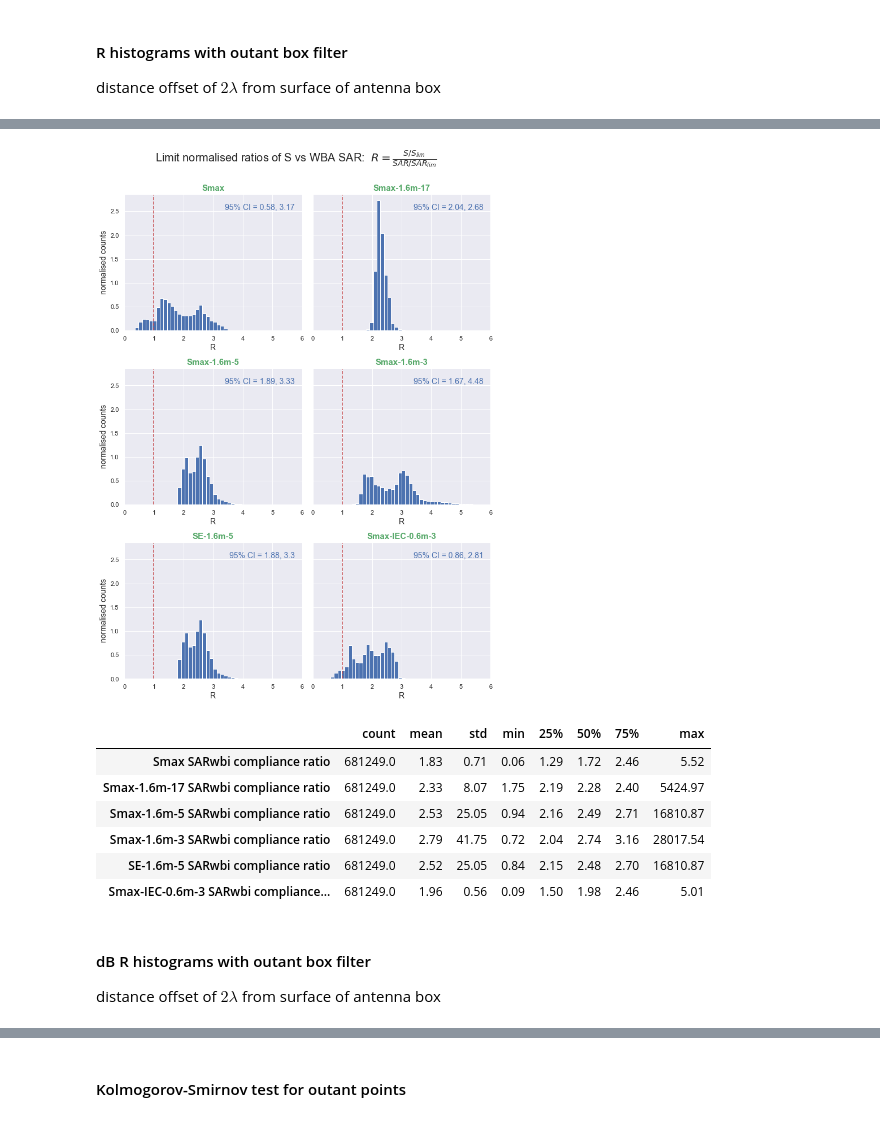
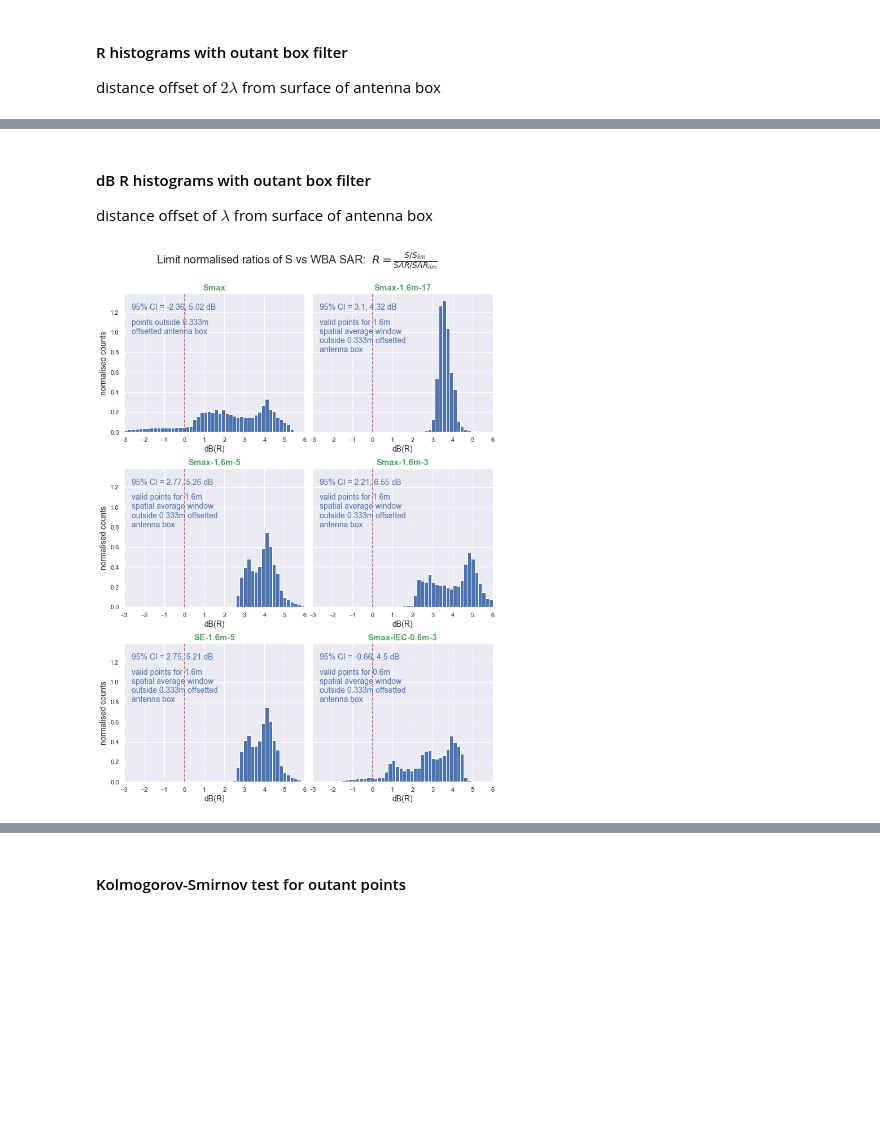
Before and after one commit to dreme/spatial-averaging-wg, a Jupyter notebook: notebooks/MBS_panel_trial2.ipynb, the cells around one changed output, grey strips where cells are left out. Saved outputs shown, nothing was run; the diff lists cells and outputs as text; code cells hidden in the pictures; blank space fills up the shorter version.

```diff
--- a/notebooks/MBS_panel_trial2.ipynb
+++ b/notebooks/MBS_panel_trial2.ipynb
@@ -93,7 +93,7 @@ antennabox = [xb, yb, zb]
 
 # Create the RFc object
 reload(RFcalcUC)
-R = RFcalcUC.RFc(freq, power, grid, antennabox)
+R = RFcalcUC.RFc(freq, power, grid, antennabox, spatavgL=1.6)
 R
 # %% [output]
 datadir = '../antennas/MBSpanel_2/data/'
@@ -310,0 +241,5 @@ R.hist(data='SARwbi', bins=100)
+# %%
+# Show SARwbi histogram
+f = fsa16
+f = R.sf('cb', offset=1.6, setting='pub')
+R.hist(data='Smax', f=f, bins=100)
@@ -630,10 +593,11 @@ Note that $R \geq 1 \Rightarrow$ WBA SAR is compliant if S is compliant
 Slim = 4.5
 SARlim = 0.08
 
-# Create normalised errors for SARwbi
-Slist = ['Smax','Smax-1.6m-17','Smax-1.6m-5','Smax-1.6m-3',
-         'SE-1.6m-5','Smax-IEC-0.6m-3']
+# Create list of fields and associated filters for R ratios
+Slist = ['Smax',  'Smax-1.6m-17','Smax-1.6m-5','Smax-1.6m-3','SE-1.6m-5','Smax-IEC-0.6m-3']
+flist = [foutant, fsa16,         fsa16,        fsa16,        fsa16,      fsa06]
 
+# Create S columns for R ratios
 for Si in Slist:
     cr = (R.S[Si]/Slim) / (R.S.SARwbi/SARlim)
     crname = f'{Si} SARwbi compliance ratio'
@@ -643,4 +607,6 @@ for Si in Slist:
     dBcrname = f'dB {Si} SARwbi compliance ratio'
     R.addS(dBcr, dBcrname, f'dB Ratio of {Si} compliance to SARwbi compliance')
 
-R.datatitles
+# Create list of Slist column names for compliance ratios
+dtlist =   [dt for scol in Slist for dt in R.datatitles if scol+' ' in dt and 'compliance' in dt and 'dB' not in dt]
+dtdBlist = [dt for scol in Slist for dt in R.datatitles if scol+' ' in dt and 'compliance' in dt and 'dB' in dt]
@@ -812,3 +750,21 @@ R.S.loc[body.mask,dBdtlist].describe().T.round(2)
 # %% [markdown]
 #### R histograms with outant box filter
 distance offset of $2\lambda$ from surface of antenna box
+# %%
+# R histograms for Slist with outant box filter 0.1m from antenna surface
+wv = round(300 / t.fMHz,3)  # one wavelength
+print(f'wavelength = {wv}m')
+
+# Create filters with one wavelength outant
+fsa16wv = R.sf('spatavg_outant',spatavgL=1.6,offset=wv) # valid 1.6m spatial averaging pts with one wavelength outant
+fsa20wv = R.sf('spatavg_outant',spatavgL=2.0,offset=wv) # valid 2.0m spatial averaging pts with one wavelength outant
+fsa06wv = R.sf('spatavg_outant',spatavgL=0.6,offset=wv) # valid 0.6m spatial averaging pts with one wavelength outant
+foutantwv = R.sf('outant', offset=wv)    # all points one wavelength outside antenna box
+
+# Create lists for filters and filter names
+Slist =   ['Smax',    'Smax-1.6m-17','Smax-1.6m-5','Smax-1.6m-3','SE-1.6m-5','Smax-IEC-0.6m-3']
+flistwv = [foutantwv, fsa16wv,       fsa16wv,      fsa16wv,      fsa16wv,    fsa06wv]
+
+# Plot and save histograms
+histR(Slist,dtlist,flistwv,cols=2)
+plt.savefig(plotdir + 'R histogram one wavelength outant.png', dpi=150)
@@ -815,20 +785,9 @@ distance offset of $2\lambda$ from surface of antenna box
+# %% [markdown]
+#### dB R histograms with outant box filter
+distance offset of $\lambda$ from surface of antenna box
 # %%
-# R histograms for Slist with outant box filter 0.1m from antenna surface
-offset = 0.667  # distance offset of two lambda from surface of antenna box
-mask = R.sf('outant',offset=offset).mask
-histR(Slist,dB=False,cols=2,mask=mask)
-
-plt.savefig(plotdir + 'R histogram 2lambda outant.png', dpi=150)
+# dB(R) histograms for Slist
+histR(Slist,dtdBlist,flistwv,cols=2)
+plt.savefig(plotdir + 'dB(R) histogram one wavelength outant.png', dpi=150)
 # %% [output]
-[figure, old version]
+[figure, new version]
-# %%
-dtlist = [col for col in R.S.columns if "compliance" in col and "dB" not in col]
-R.S.loc[mask,dtlist].describe().T.round(2)
-# %% [output]
-|  | count | mean | std | min | 25% | 50% | 75% | max |
-| Smax SARwbi compliance ratio | 681249.0 | 1.83 | 0.71 | 0.06 | 1.29 | 1.72 | 2.46 | 5.52 |
-| Smax-1.6m-17 SARwbi compliance ratio | 681249.0 | 2.33 | 8.07 | 1.75 | 2.19 | 2.28 | 2.40 | 5424.97 |
-| Smax-1.6m-5 SARwbi compliance ratio | 681249.0 | 2.53 | 25.05 | 0.94 | 2.16 | 2.49 | 2.71 | 16810.87 |
-| Smax-1.6m-3 SARwbi compliance ratio | 681249.0 | 2.79 | 41.75 | 0.72 | 2.04 | 2.74 | 3.16 | 28017.54 |
-| SE-1.6m-5 SARwbi compliance ratio | 681249.0 | 2.52 | 25.05 | 0.84 | 2.15 | 2.48 | 2.70 | 16810.87 |
-| Smax-IEC-0.6m-3 SARwbi compliance... | 681249.0 | 1.96 | 0.56 | 0.09 | 1.50 | 1.98 | 2.46 | 5.01 |
@@ -840,3 +793,0 @@ RFcalcUC.show_grid_points(R.S[mask], fields=['Smax'], hman=None,
-# %% [markdown]
-#### dB R histograms with outant box filter
-distance offset of $2\lambda$ from surface of antenna box
```
Also changed, not shown: parts of 48 cells of this notebook, 37 other files.
